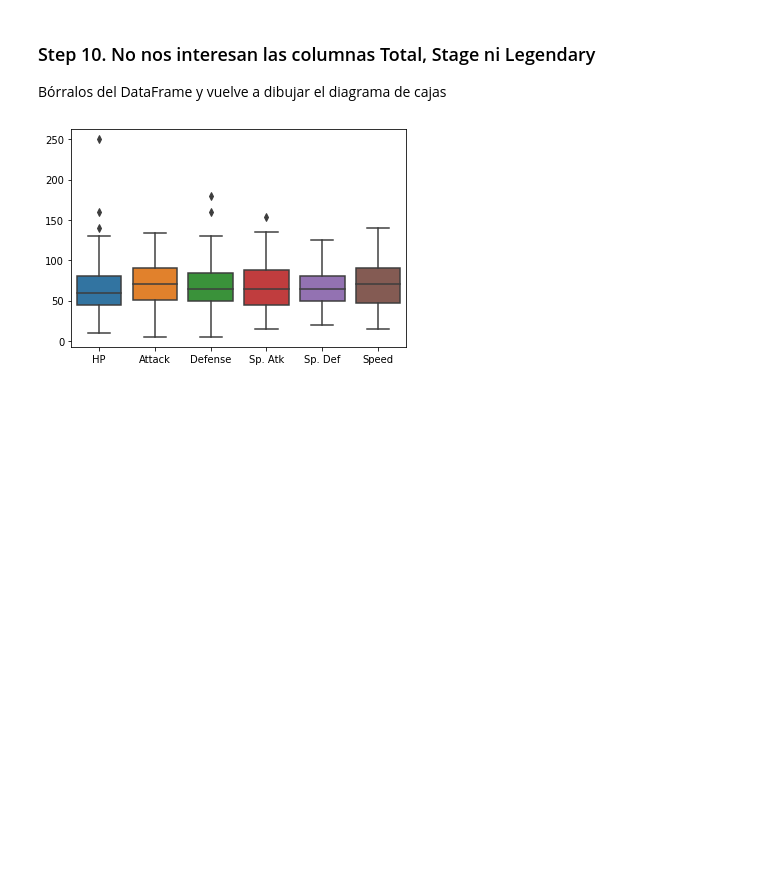
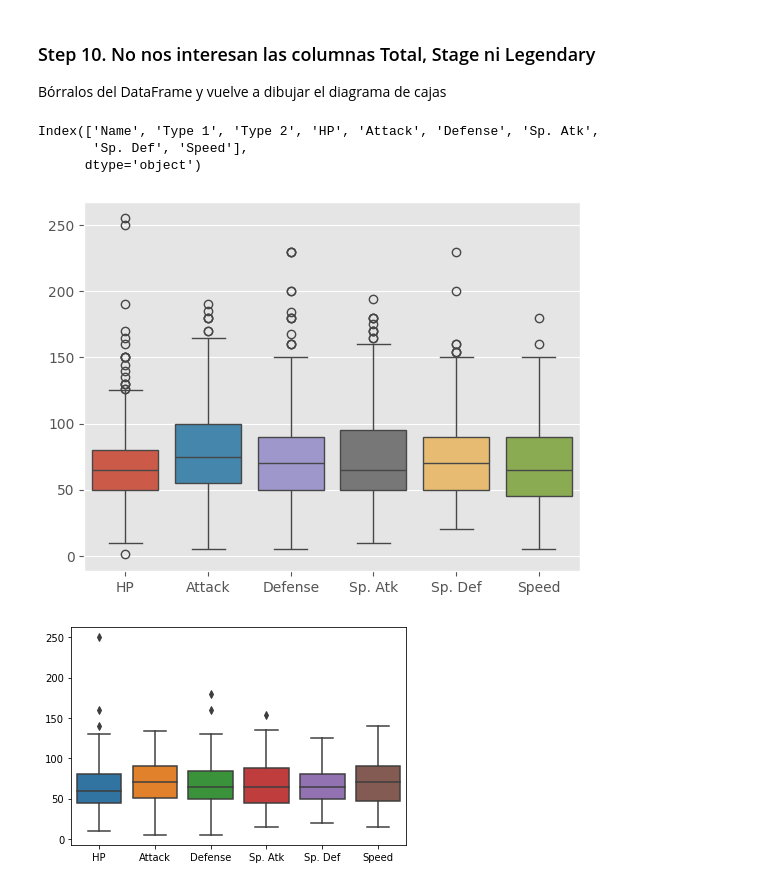
Before and after one commit to IsabelRomoBru/DS102024, a Jupyter notebook: 2-DataAnalysis/5-Visualizacion/Practica/Pokemon/Pokemon_viz.ipynb, the cells around one changed output. Cells and saved outputs as stored; diff of their text form; code cells hidden in the pictures; blank space fills up the shorter version.

```diff
--- a/2-DataAnalysis/5-Visualizacion/Practica/Pokemon/Pokemon_viz.ipynb
+++ b/2-DataAnalysis/5-Visualizacion/Practica/Pokemon/Pokemon_viz.ipynb
@@ -103,6 +110,20 @@ sns.boxplot(data=dff);
 # %% [markdown]
 ### Step 10. No nos interesan las columnas Total, Stage ni Legendary
 Bórralos del DataFrame y vuelve a dibujar el diagrama de cajas
+# %%
+df.columns
+# %% [output]
+Index(['Name', 'Type 1', 'Type 2', 'HP', 'Attack', 'Defense', 'Sp. Atk',
+       'Sp. Def', 'Speed'],
+      dtype='object')
+# %%
+dff=df.drop(columns='Legendary')
+df2=dff.drop(columns='Total')
+df2=df2.drop(columns='Generation')
+# %%
+sns.boxplot(data=df2);
+# %% [output]
+[figure, added]
 # %%
 # %% [output]
 [figure]
```
Also changed, not shown: parts of 26 cells of this notebook, 5 other files.
